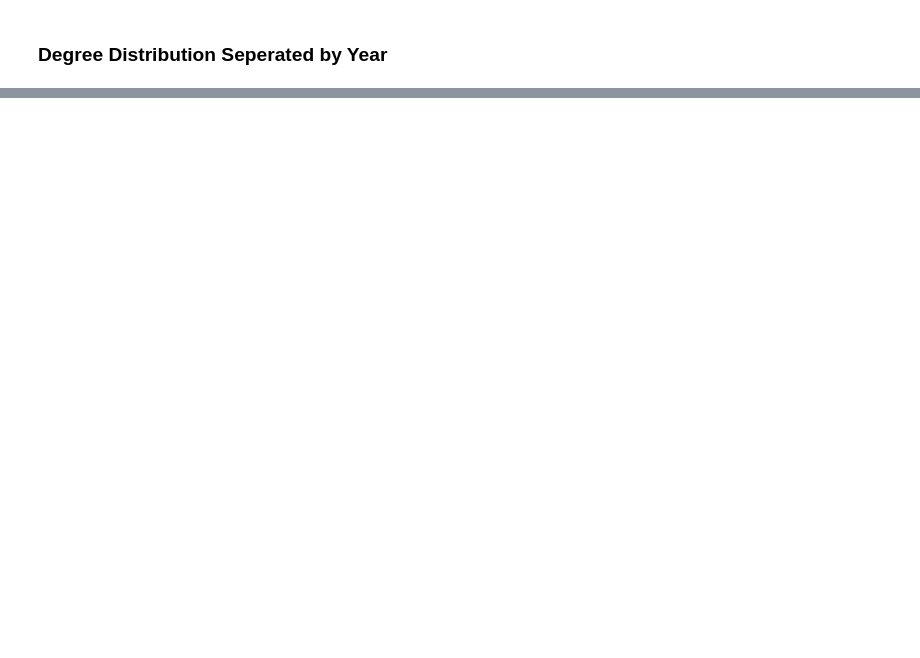
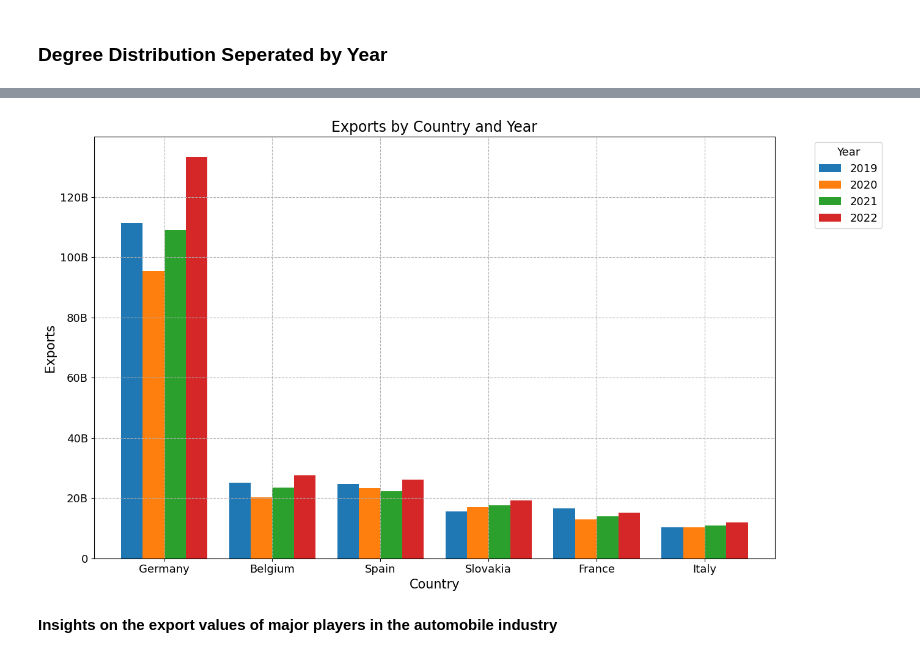
Before and after one commit to mateotis/eu-car-trade-network, a Jupyter notebook: EU_car_network_statistics_1.ipynb, the cells around one changed output, grey strips where cells are left out. Drawn from its saved outputs; the diff is of its cells as text; code cells hidden in the pictures; blank space fills up the shorter version.

```diff
--- a/EU_car_network_statistics_1.ipynb
+++ b/EU_car_network_statistics_1.ipynb
@@ -440,0 +866,17 @@ for year in unique_years_DE:
+# %%
+# Convert 'Year' column to numeric
+all_bar_data['Year'] = pd.to_numeric(all_bar_data['Year'], errors='coerce')
+
+# Filter only the specified countries
+selected_countries = ['Germany', 'Belgium', 'Spain', 'France', 'Czech Republic', 'Slovakia', 'Italy']
+filtered_bar_data = all_bar_data[all_bar_data['Country'].isin(selected_countries)]
+
+# Sort the DataFrame by 'Country' and 'Year'
+filtered_bar_data = filtered_bar_data.sort_values(by=['Country', 'Year'])
+
+# Select and reorder columns
+selected_columns = ['Year', 'Country', 'Exports', 'Out-degrees', 'Out-degree change', 'Exports change (%)']
+filtered_bar_data = filtered_bar_data.loc[:, selected_columns]
+
+# Display the resulting DataFrame
+filtered_bar_data
@@ -440,0 +901,38 @@ for year in unique_years_DE:
+# %%
+df = pd.DataFrame(filtered_bar_data)
+
+# Pivot the dataframe
+pivot_df = df.pivot_table(index='Country', columns='Year', values='Exports')
+
+# Fill NaN values with 0 if needed
+pivot_df = pivot_df.fillna(0)
+
+# Convert values to billions
+pivot_df /= 1e9  # Divide by 1 billion
+
+def billions_formatter(x, pos):
+    return f'{x:.0f}B' if x > 0 else '0'
+
+# Plotting
+pivot_df.plot(kind='bar', figsize=(14, 8), width=0.8)  # Larger size for visibility
+plt.xlabel('Country', fontsize=15)
+plt.ylabel('Exports', fontsize=15)
+plt.title('Exports by Country and Year', fontsize=17)
+legend = plt.legend(title='Year', bbox_to_anchor=(1.05, 1), loc='upper left',fontsize=13)
+legend.get_title().set_fontsize('13')
+plt.xticks(rotation=0, fontsize=13)
+plt.yticks(fontsize=13)
+
+formatter = FuncFormatter(billions_formatter)
+plt.gca().yaxis.set_major_formatter(formatter)
+
+# Adding grid
+plt.grid(axis='y', linestyle='--', zorder=2)  # Adding gridlines to y-axis
+plt.grid(axis='x', linestyle='--', zorder=2)  # Adding gridlines to y-axis
+
+plt.tight_layout()
+plt.show()
+# %% [output]
+[figure, added]
+# %% [markdown]
+**Insights on the export values of major players in the automobile industry**
```
Also changed, not shown: parts of 59 cells of this notebook.
